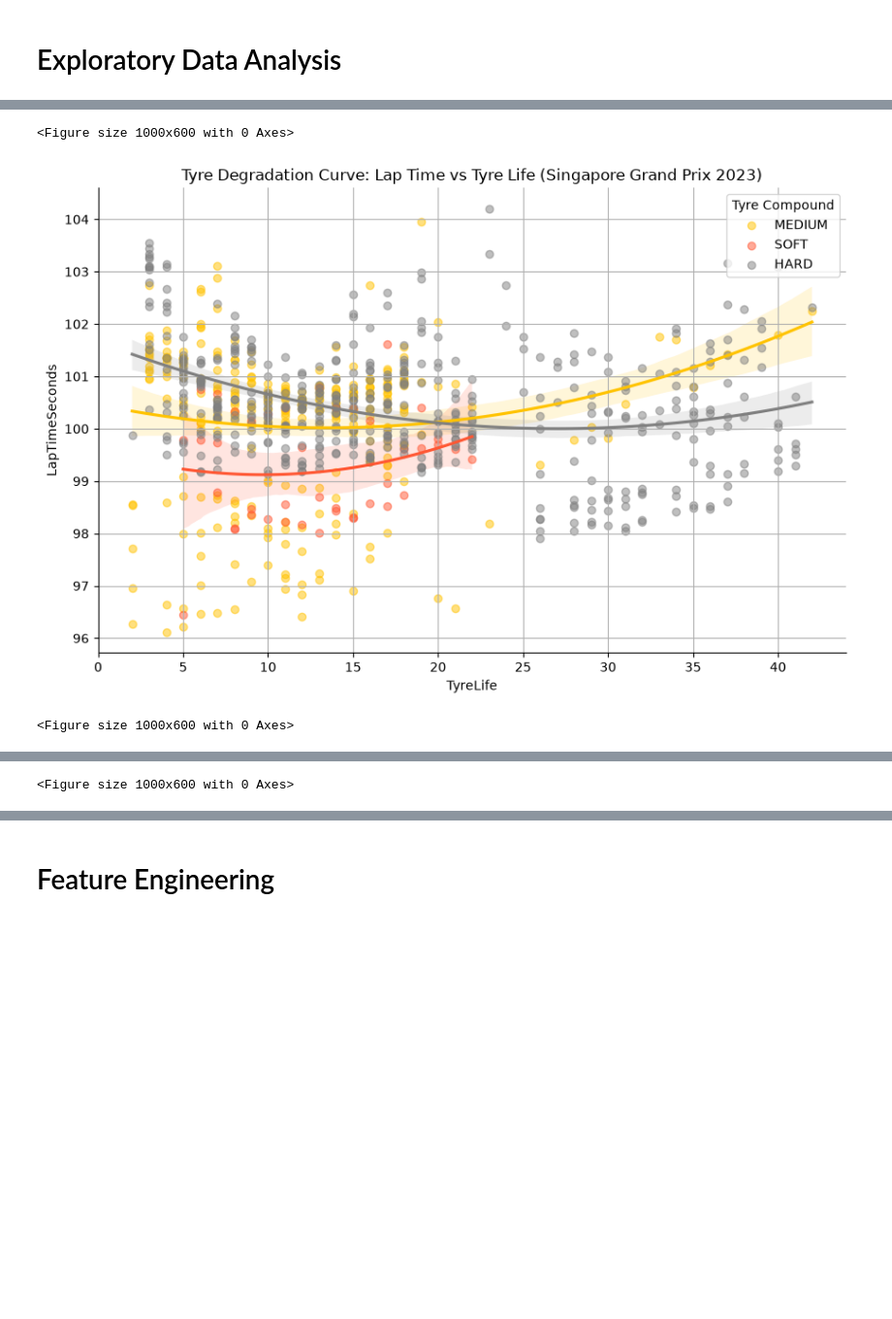
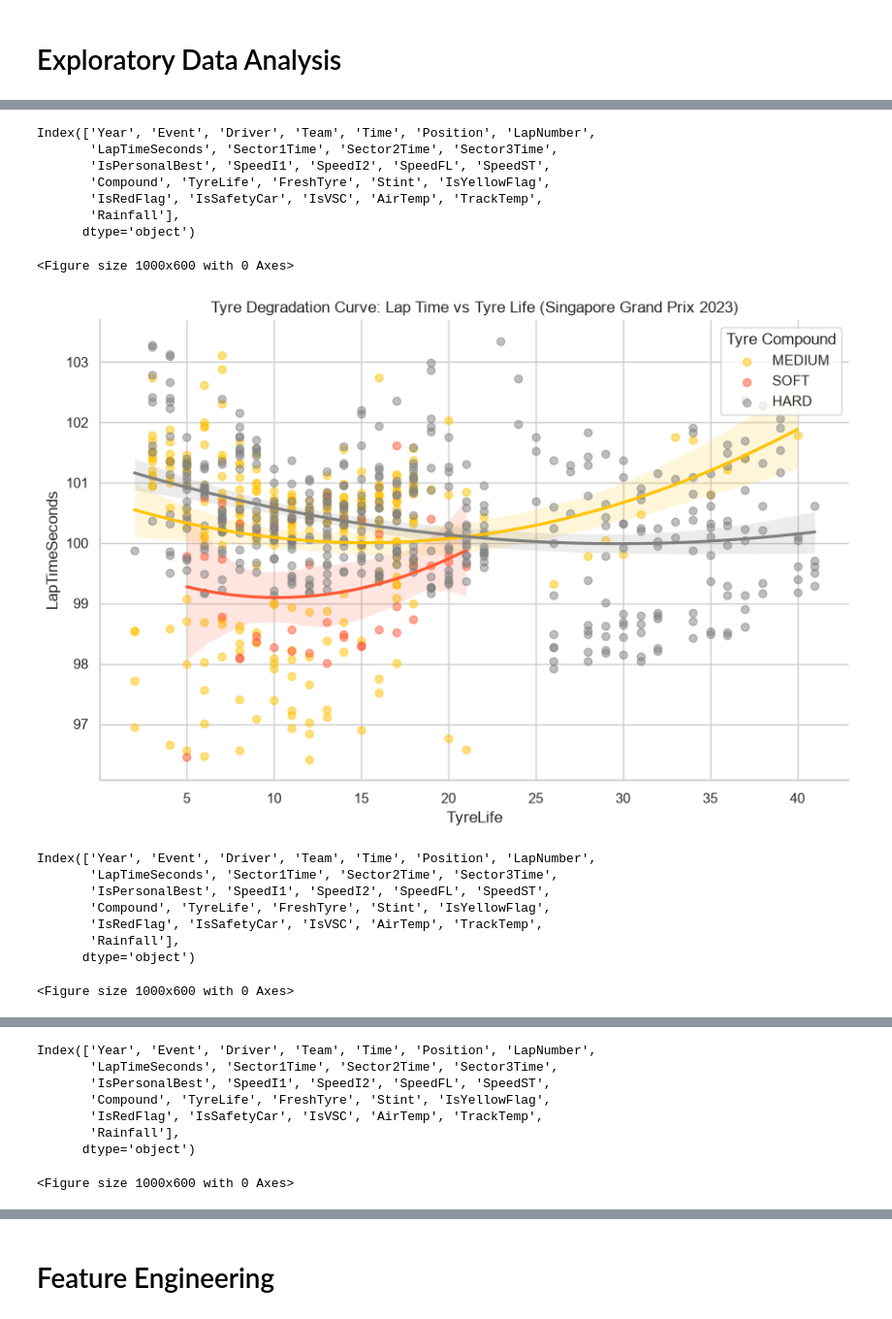
Before and after one commit to BevisWong76/f1-lap-time-predictor, a Jupyter notebook: f1_lap_time_prediction.ipynb, the cells around one changed output, grey strips where cells are left out. Shown at 97% size. Drawn from its saved outputs; the diff is of its cells as text; code cells hidden in the pictures; blank space fills up the shorter version.

```diff
--- a/f1_lap_time_prediction.ipynb
+++ b/f1_lap_time_prediction.ipynb
@@ -289,7 +316,7 @@ desired_order = [   'Year', 'Event', 'Driver', 'Team', 'Time','Position', 'LapNu
                     'LapTimeSeconds', 'Sector1Time', 'Sector2Time','Sector3Time', 'IsPersonalBest',     # Lap performance
                     'SpeedI1', 'SpeedI2', 'SpeedFL', 'SpeedST',                                         # Speed
                     'Compound', 'TyreLife', 'FreshTyre', 'Stint',                                       # Tyre Strategy
-                    'IsSafetyCar','IsRedFlag', 'IsVSC', 'IsPitClosed', 'IsSCEnding',                    # Race Conditions
+                    'IsYellowFlag', 'IsRedFlag', 'IsSafetyCar', 'IsVSC',                                # Race Conditions
                     'AirTemp', 'TrackTemp', 'Rainfall',  ]                                              # Weather Conditions
 
 def reorder_columns(df, desired_order):
@@ -389,12 +442,13 @@ plt.show()
 def plot_tyre_degradation(df, event='Italian Grand Prix', year=2023, png_name='tyre_degradation_curve'):
     sample_df = df[(df['Event'] == event) & (df['Year'] == year)]
 
+    print(sample_df.columns)
+
     # only keep data where all the track status flags are 0 (no safety car, no red flag, no VSC, no pit closed, no SC ending)
-    sample_df = sample_df[(sample_df['IsSafetyCar'] == 0) &
+    sample_df = sample_df[ (sample_df['IsSafetyCar'] == 0) &
+                           (sample_df['IsYellowFlag'] == 0) &
                            (sample_df['IsRedFlag'] == 0) &
-                           (sample_df['IsVSC'] == 0) &
-                           (sample_df['IsPitClosed'] == 0) &
-                           (sample_df['IsSCEnding'] == 0)]
+                           (sample_df['IsVSC'] == 0) ]
 
     # cap the lap times to a maximum of 120 seconds to remove outliers
     sample_df = sample_df[sample_df['LapTimeSeconds'] <= 110]
@@ -405,33 +459,47 @@ def plot_tyre_degradation(df, event='Italian Grand Prix', year=2023, png_name='t
         'HARD': '#808080',          # Gray
         'INTERMEDIATE': '#2ECC71',  # Green
         'WET': '#3498DB'            # Blue
     }
     plt.figure(figsize=(10, 6))
     sns.lmplot(
         data=sample_df,
         x='TyreLife',
         y='LapTimeSeconds',
         hue='Compound',
         palette=color_palette,
         height=6,
         aspect=1.5,
         scatter_kws={'alpha': 0.5},
         order=2,
         legend=False
     )
     plt.title(f'Tyre Degradation Curve: Lap Time vs Tyre Life ({event} {year})')
     plt.grid(True)
     plt.legend(title='Tyre Compound', loc='upper right')
     plt.tight_layout()
     plt.savefig(eda_plots_dir / png_name, dpi=300)
     plt.show()
 
 
 
 plot_tyre_degradation(df_full_clean, event='Singapore Grand Prix', year=2023, png_name='02_tyre_degradation_Singapore_2023.png')
 plot_tyre_degradation(df_full_clean, event='Japanese Grand Prix',  year=2023, png_name='03_tyre_degradation_Japanese_2023.png')
 plot_tyre_degradation(df_full_clean, event='Monaco Grand Prix',    year=2023, png_name='04_tyre_degradation_Monaco_2023.png')
 # %% [output]
-<Figure size 1000x600 with 0 Axes>
+Index(['Year', 'Event', 'Driver', 'Team', 'Time', 'Position', 'LapNumber',
+       'LapTimeSeconds', 'Sector1Time', 'Sector2Time', 'Sector3Time',
+       'IsPersonalBest', 'SpeedI1', 'SpeedI2', 'SpeedFL', 'SpeedST',
+       'Compound', 'TyreLife', 'FreshTyre', 'Stint', 'IsYellowFlag',
+       'IsRedFlag', 'IsSafetyCar', 'IsVSC', 'AirTemp', 'TrackTemp',
+       'Rainfall'],
+      dtype='object')
+<Figure size 1000x600 with 0 Axes>
-[figure, old version]
+[figure, new version]
-<Figure size 1000x600 with 0 Axes>
+Index(['Year', 'Event', 'Driver', 'Team', 'Time', 'Position', 'LapNumber',
+       'LapTimeSeconds', 'Sector1Time', 'Sector2Time', 'Sector3Time',
+       'IsPersonalBest', 'SpeedI1', 'SpeedI2', 'SpeedFL', 'SpeedST',
+       'Compound', 'TyreLife', 'FreshTyre', 'Stint', 'IsYellowFlag',
+       'IsRedFlag', 'IsSafetyCar', 'IsVSC', 'AirTemp', 'TrackTemp',
+       'Rainfall'],
+      dtype='object')
+<Figure size 1000x600 with 0 Axes>
@@ -439 +507,8 @@ plot_tyre_degradation(df_full_clean, event='Monaco Grand Prix',    year=2023, pn
-<Figure size 1000x600 with 0 Axes>
+Index(['Year', 'Event', 'Driver', 'Team', 'Time', 'Position', 'LapNumber',
+       'LapTimeSeconds', 'Sector1Time', 'Sector2Time', 'Sector3Time',
+       'IsPersonalBest', 'SpeedI1', 'SpeedI2', 'SpeedFL', 'SpeedST',
+       'Compound', 'TyreLife', 'FreshTyre', 'Stint', 'IsYellowFlag',
+       'IsRedFlag', 'IsSafetyCar', 'IsVSC', 'AirTemp', 'TrackTemp',
+       'Rainfall'],
+      dtype='object')
+<Figure size 1000x600 with 0 Axes>
```
Also changed, not shown: parts of 40 cells of this notebook, 52 other files.
